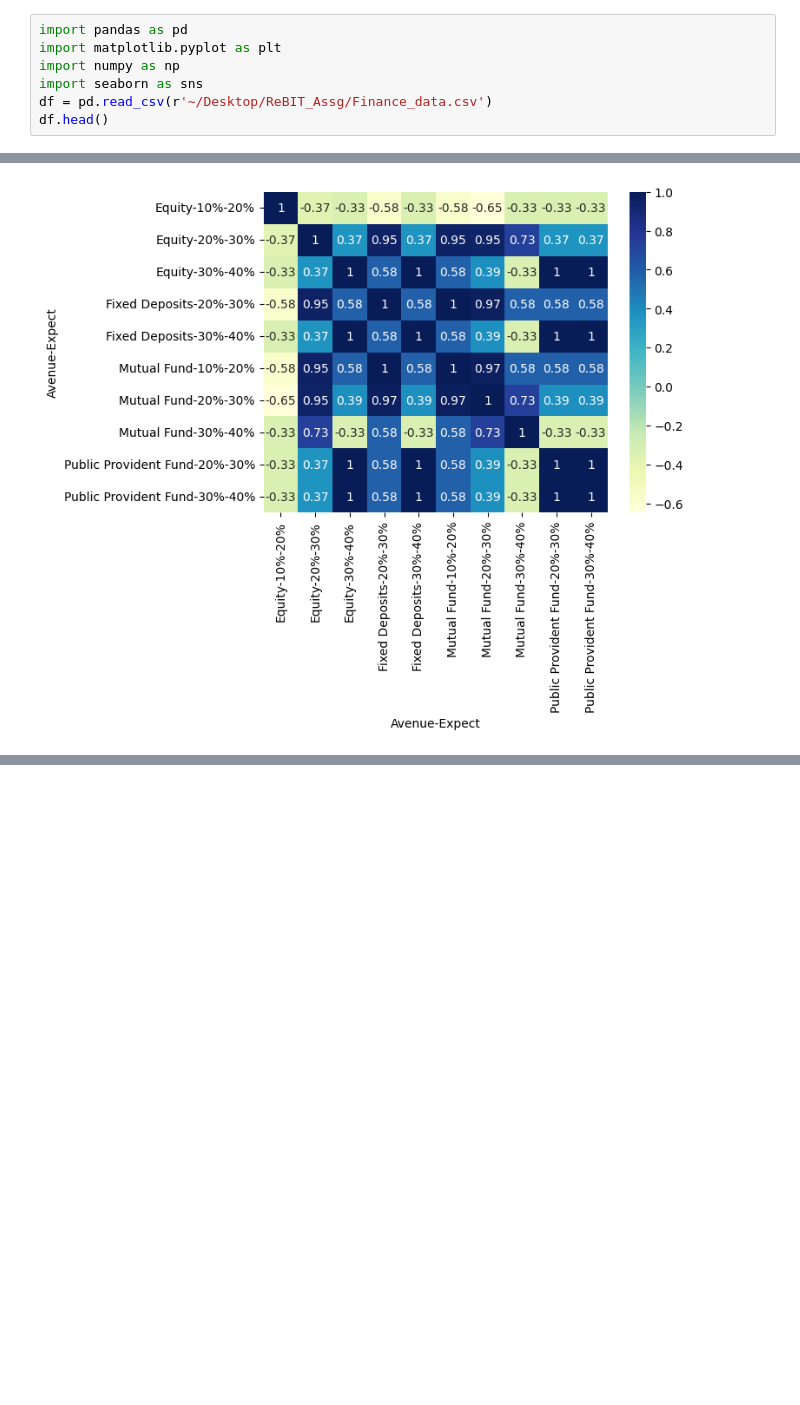
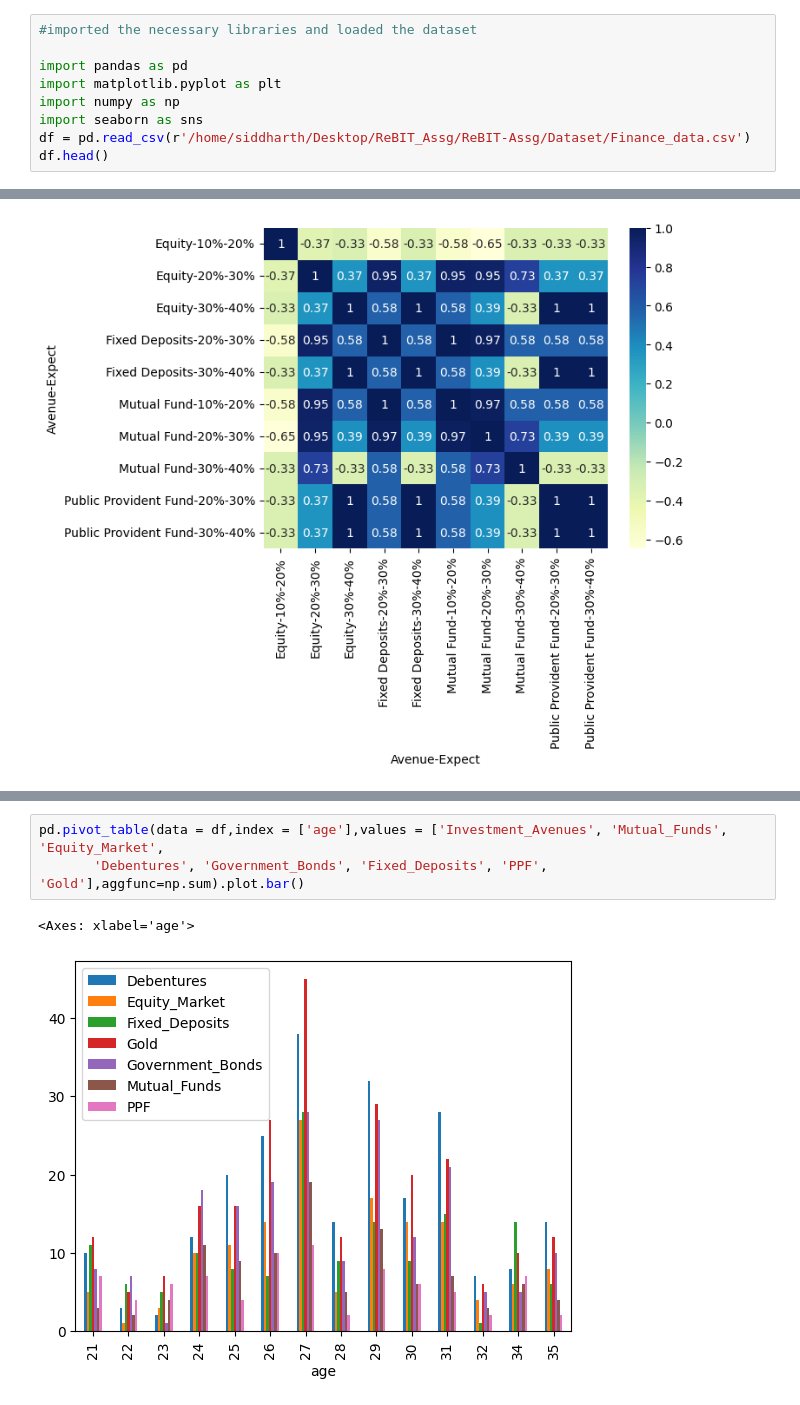
Before and after one commit to Siddharth-Latthe-07/ReBIT-Assg, a Jupyter notebook: ReBIT_EDA_Practice.ipynb, the cells around one changed output, grey strips where cells are left out. Saved outputs shown, nothing was run; the diff lists cells and outputs as text; blank space fills up the shorter version.

```diff
--- a/ReBIT_EDA_Practice.ipynb
+++ b/ReBIT_EDA_Practice.ipynb
@@ -27,11 +27,13 @@ Installing collected packages: seaborn
 Successfully installed seaborn-0.13.2
 Note: you may need to restart the kernel to use updated packages.
 # %%
+#imported the necessary libraries and loaded the dataset
+
 import pandas as pd
 import matplotlib.pyplot as plt
 import numpy as np
 import seaborn as sns
-df = pd.read_csv(r'~/Desktop/ReBIT_Assg/Finance_data.csv')
+df = pd.read_csv(r'/home/siddharth/Desktop/ReBIT_Assg/ReBIT-Assg/Dataset/Finance_data.csv')
 df.head()
 # %% [output]
 |  | gender | age | Investment_Avenues | Mutual_Funds | Equity_Market | Debentures | Government_Bonds | ... |
@@ -217,0 +249,6 @@ Public Provident Fund 20%-30%              1.000000  1.000000
+# %%
+pd.pivot_table(data = df,index = ['age'],values = ['Investment_Avenues', 'Mutual_Funds', 'Equity_Market',
+       'Debentures', 'Government_Bonds', 'Fixed_Deposits', 'PPF', 'Gold'],aggfunc=np.sum).plot.bar()
+# %% [output]
+<Axes: xlabel='age'>
+[figure, added]
```
Also changed, not shown: parts of 11 cells of this notebook.
